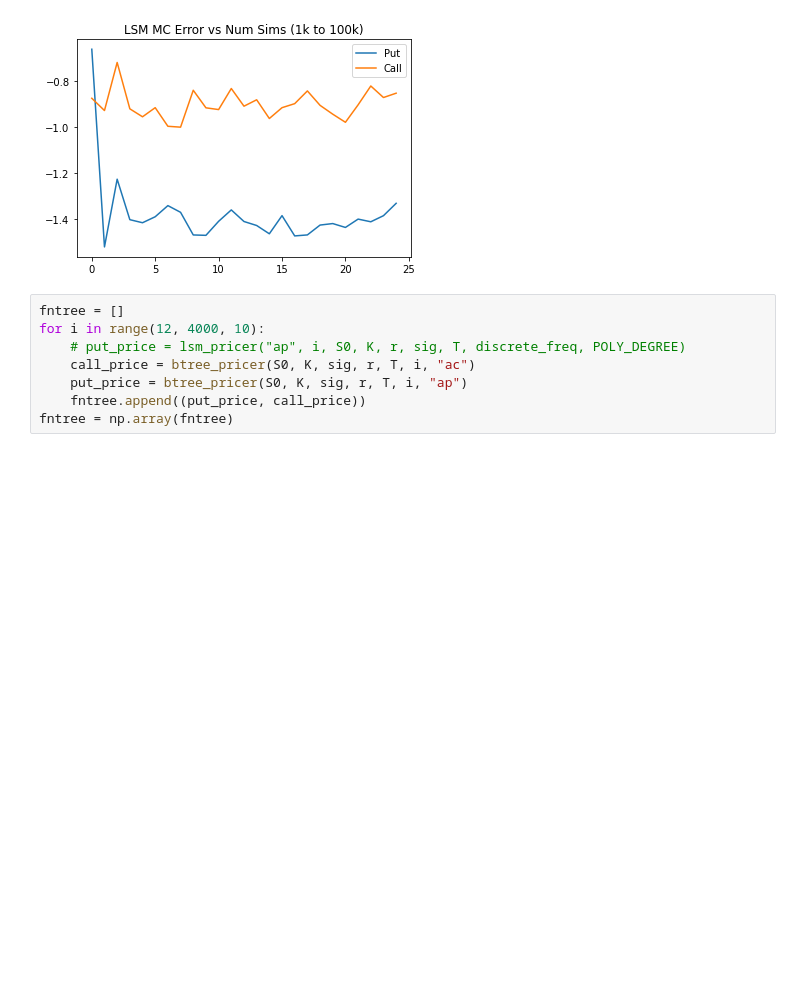
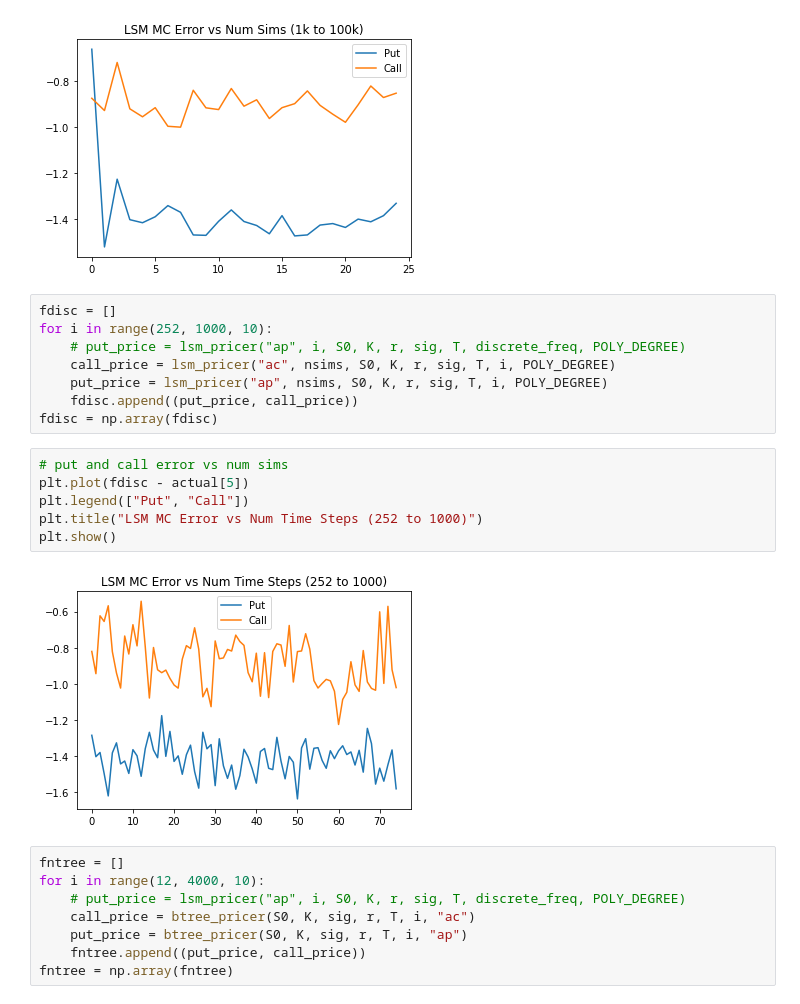
Before and after one commit to sidiyer00/FE620-Option-Pricing, a Jupyter notebook: aapl_pricing_corrections.ipynb, the cells around one changed output. Cells and saved outputs as stored; diff of their text form; blank space fills up the shorter version.

```diff
--- a/aapl_pricing_corrections.ipynb
+++ b/aapl_pricing_corrections.ipynb
@@ -134,6 +134,22 @@ plt.title("LSM MC Error vs Num Sims (1k to 100k)")
 plt.show()
 # %% [output]
 [figure]
+# %%
+fdisc = []
+for i in range(252, 1000, 10):
+    # put_price = lsm_pricer("ap", i, S0, K, r, sig, T, discrete_freq, POLY_DEGREE)
+    call_price = lsm_pricer("ac", nsims, S0, K, r, sig, T, i, POLY_DEGREE)
+    put_price = lsm_pricer("ap", nsims, S0, K, r, sig, T, i, POLY_DEGREE)
+    fdisc.append((put_price, call_price))
+fdisc = np.array(fdisc)
+# %%
+# put and call error vs num sims
+plt.plot(fdisc - actual[5])
+plt.legend(["Put", "Call"])
+plt.title("LSM MC Error vs Num Time Steps (252 to 1000)")
+plt.show()
+# %% [output]
+[figure, added]
 # %%
 fntree = []
 for i in range(12, 4000, 10):
```
Also changed, not shown: parts of 7 cells of this notebook, 5 other files.
